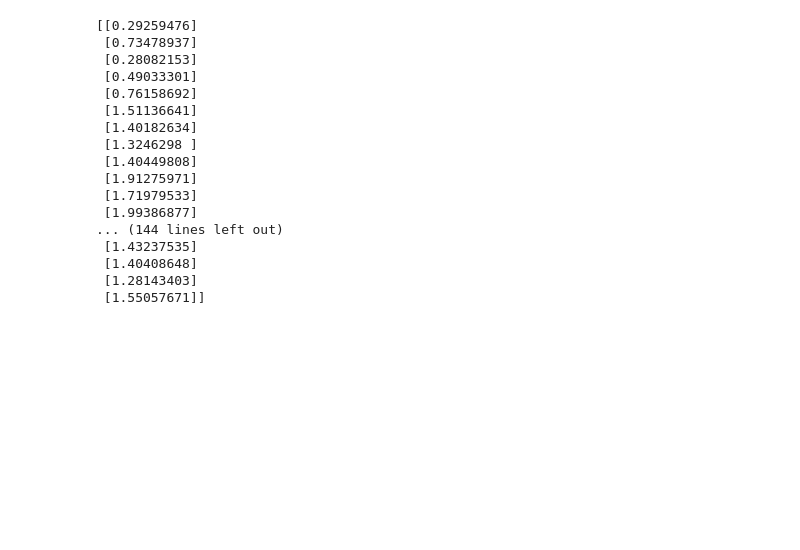
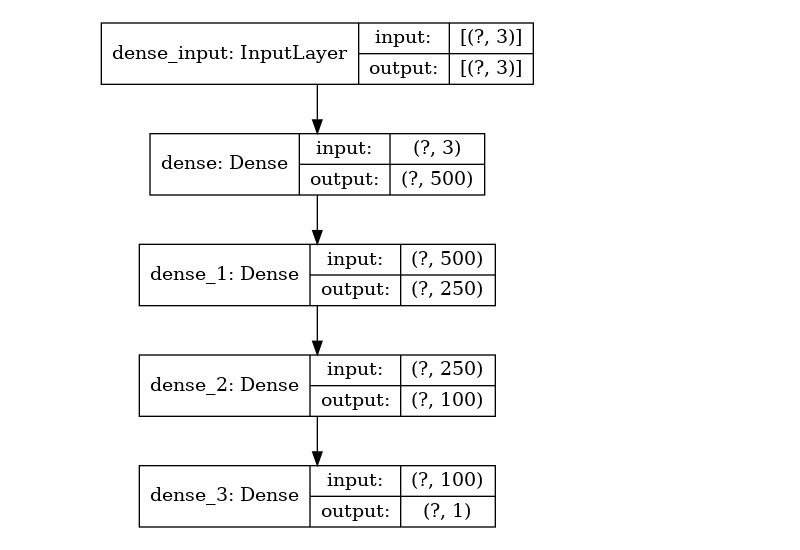
Before and after one commit to fstovarr/stochastic-models, a Jupyter notebook: ns3-project/adhoc-wifi/deep_agent.ipynb, the cells around one changed output. Cells and saved outputs as stored; diff of their text form; code cells hidden in the pictures; blank space fills up the shorter version.

```diff
--- a/ns3-project/adhoc-wifi/deep_agent.ipynb
+++ b/ns3-project/adhoc-wifi/deep_agent.ipynb
@@ -15,35 +15,0 @@ __email__ = "fstovarr@unal.edu.co"
-# %%
-import tensorflow as tf
-from tensorflow.keras import Sequential
-from tensorflow.keras.layers import Dense, Activation
-from tensorflow.keras.optimizers import SGD
-from tensorflow.keras.utils import to_categorical
-import numpy as np
-import tf_slim as slim
-from math import ceil
-
-class CognitiveAgent:
-    def __init__(self, input_size, output_size):
-        self.numClasses = output_size
-
-        self.model = Sequential()
-        self.model.add(Dense(256, input_shape=(input_size,)))
-        self.model.add(Activation('sigmoid'))
-        self.model.add(Dense(output_size))
-        self.model.add(Activation('softmax'))
-
-        self.model.compile(loss='categorical_crossentropy',
-              optimizer=SGD(),
-              metrics=['accuracy'])
-
-    def learn(self, X, Y, epochs=3, validation_data=None):
-        print(X[0])
-        Y = to_categorical(Y, self.numClasses)
-        y_test = to_categorical(validation_data[1], self.numClasses)
-        print(y_test[0])
-        return self.model.fit(X, Y, epochs=epochs, validation_data=(validation_data[0], y_test), verbose=2)
-
-    def get_action(self, x):
-        prediction = self.model.predict([x])
-        print("R: {}, a: {}".format(x, prediction))
-        return ceil(prediction[0][0].item())
@@ -80,0 +66,5 @@ df[['radio', 'power', 'distance']].plot(figsize=(25, 8))
+# %%
+agent = CognitiveAgent(3)
+plot_model(agent.model, to_file="plots/agent_architecture.png", show_shapes=True)
+# %% [output]
+[figure, added]
@@ -81,26 +73,6 @@ df[['radio', 'power', 'distance']].plot(figsize=(25, 8))
 # %%
-X = df[['distance']].to_numpy()
+X = df[features].to_numpy()
 Y = df['power'].to_numpy()
-
-print(X)
-# %% [output]
-[[0.29259476]
- [0.73478937]
- [0.28082153]
- [0.49033301]
- [0.76158692]
- [1.51136641]
- [1.40182634]
- [1.3246298 ]
- [1.40449808]
- [1.91275971]
- [1.71979533]
- [1.99386877]
-... (144 lines left out)
- [1.43237535]
- [1.40408648]
- [1.28143403]
- [1.55057671]]
 # %%
 X_train, X_test, y_train, y_test = train_test_split(X,
                                                     Y,
```
Also changed, not shown: parts of 30 cells of this notebook, 17 other files.
